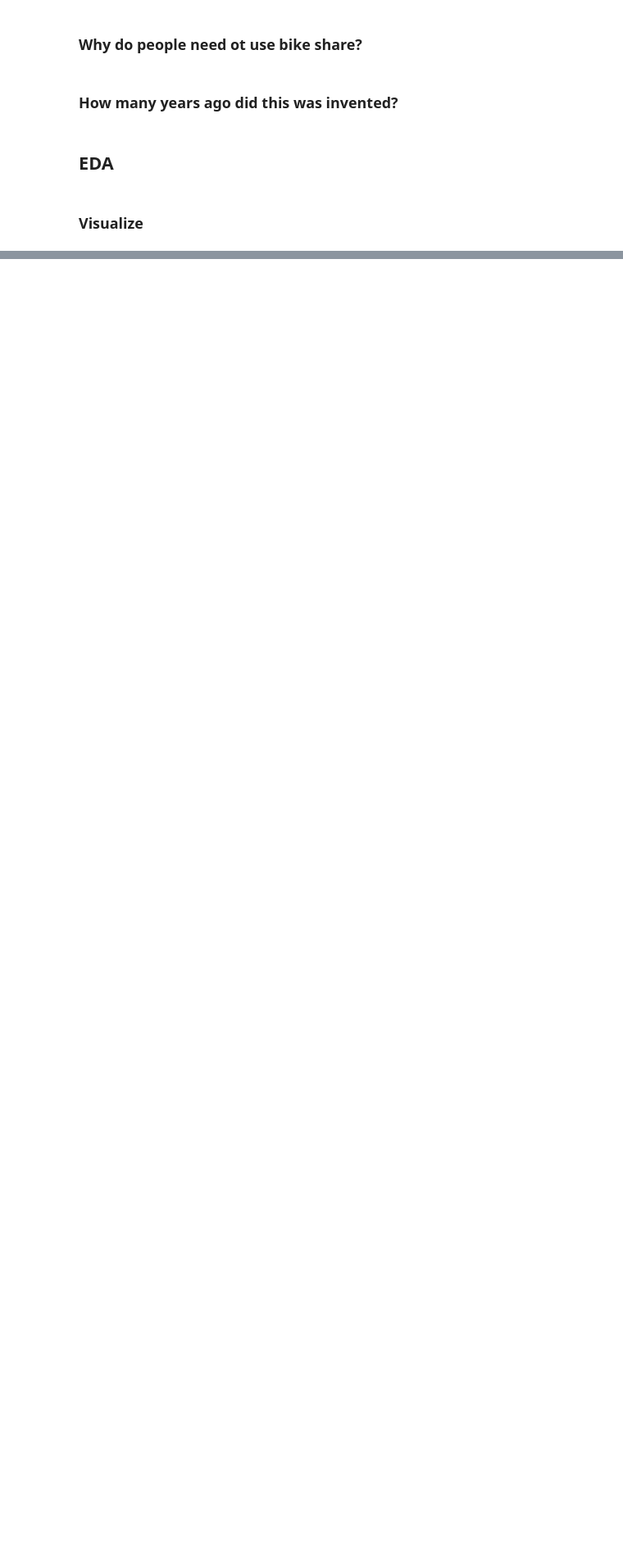
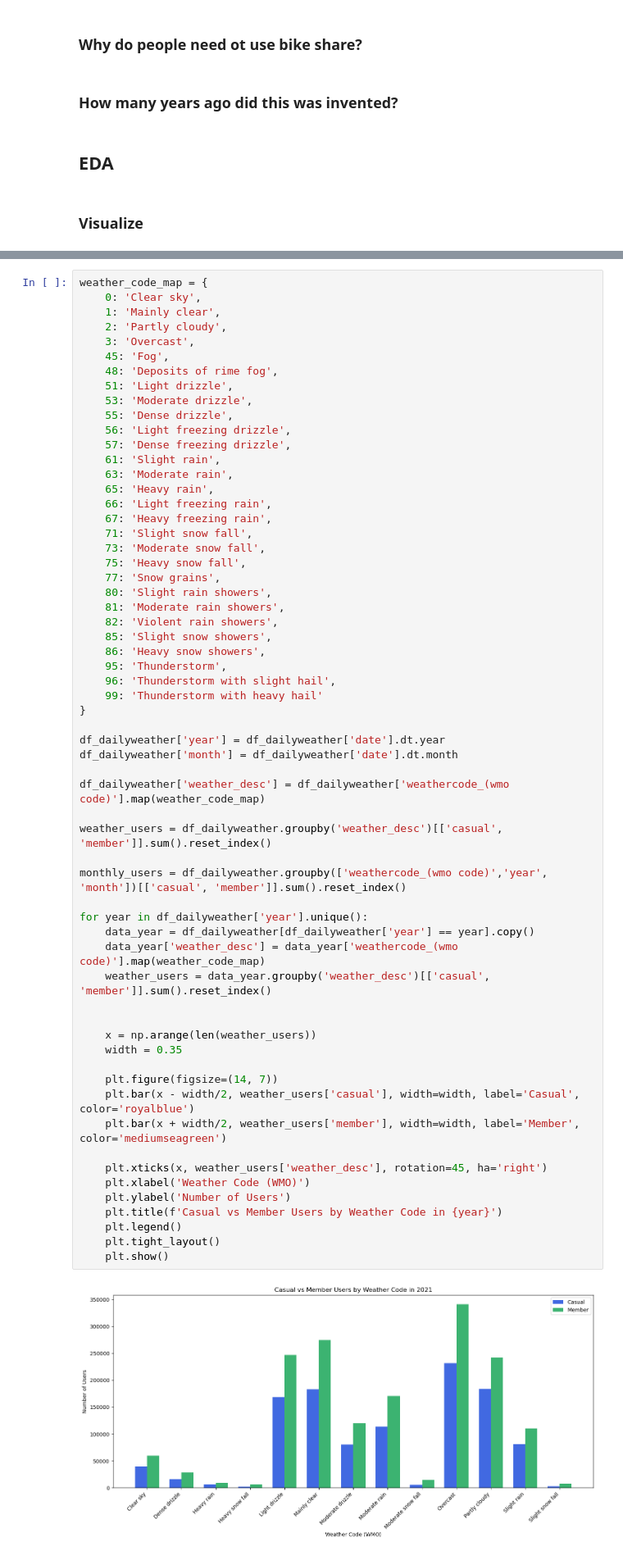
Before and after one commit to marcosmicozzi/my_code, a Jupyter notebook: m1p03_daily_weather.ipynb, the cells around one changed output, grey strips where cells are left out. Shown: that part at 82% size. Drawn from its saved outputs; the diff is of its cells as text; blank space fills up the shorter version.

```diff
--- a/m1p03_daily_weather.ipynb
+++ b/m1p03_daily_weather.ipynb
@@ -181,0 +216,63 @@ memory usage: 8.7 KB
+# %%
+weather_code_map = {
+    0: 'Clear sky',
+    1: 'Mainly clear',
+    2: 'Partly cloudy',
+    3: 'Overcast',
+    45: 'Fog',
+    48: 'Deposits of rime fog',
+    51: 'Light drizzle',
+    53: 'Moderate drizzle',
+    55: 'Dense drizzle',
+    56: 'Light freezing drizzle',
+    57: 'Dense freezing drizzle',
+    61: 'Slight rain',
+    63: 'Moderate rain',
+    65: 'Heavy rain',
+    66: 'Light freezing rain',
+    67: 'Heavy freezing rain',
+    71: 'Slight snow fall',
+    73: 'Moderate snow fall',
+    75: 'Heavy snow fall',
+    77: 'Snow grains',
+    80: 'Slight rain showers',
+    81: 'Moderate rain showers',
+    82: 'Violent rain showers',
+    85: 'Slight snow showers',
+    86: 'Heavy snow showers',
+    95: 'Thunderstorm',
+    96: 'Thunderstorm with slight hail',
+    99: 'Thunderstorm with heavy hail'
+}
+
+df_dailyweather['year'] = df_dailyweather['date'].dt.year
+df_dailyweather['month'] = df_dailyweather['date'].dt.month
+
+df_dailyweather['weather_desc'] = df_dailyweather['weathercode_(wmo code)'].map(weather_code_map)
+
+weather_users = df_dailyweather.groupby('weather_desc')[['casual', 'member']].sum().reset_index()
+
+monthly_users = df_dailyweather.groupby(['weathercode_(wmo code)','year', 'month'])[['casual', 'member']].sum().reset_index()
+
+for year in df_dailyweather['year'].unique():
+    data_year = df_dailyweather[df_dailyweather['year'] == year].copy()
+    data_year['weather_desc'] = data_year['weathercode_(wmo code)'].map(weather_code_map)
+    weather_users = data_year.groupby('weather_desc')[['casual', 'member']].sum().reset_index()
+
+
+    x = np.arange(len(weather_users))
+    width = 0.35
+
+    plt.figure(figsize=(14, 7))
+    plt.bar(x - width/2, weather_users['casual'], width=width, label='Casual', color='royalblue')
+    plt.bar(x + width/2, weather_users['member'], width=width, label='Member', color='mediumseagreen')
+
+    plt.xticks(x, weather_users['weather_desc'], rotation=45, ha='right')
+    plt.xlabel('Weather Code (WMO)')
+    plt.ylabel('Number of Users')
+    plt.title(f'Casual vs Member Users by Weather Code in {year}')
+    plt.legend()
+    plt.tight_layout()
+    plt.show()
+# %% [output]
+[figure, added]
```
Also changed, not shown: parts of 17 cells of this notebook.
